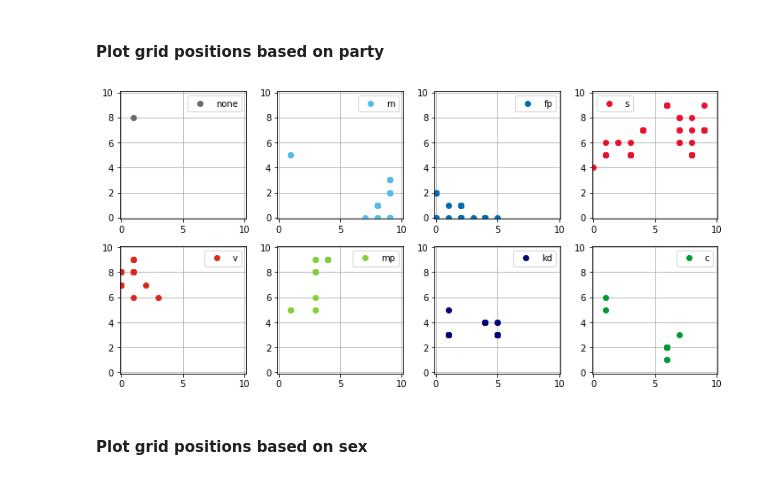
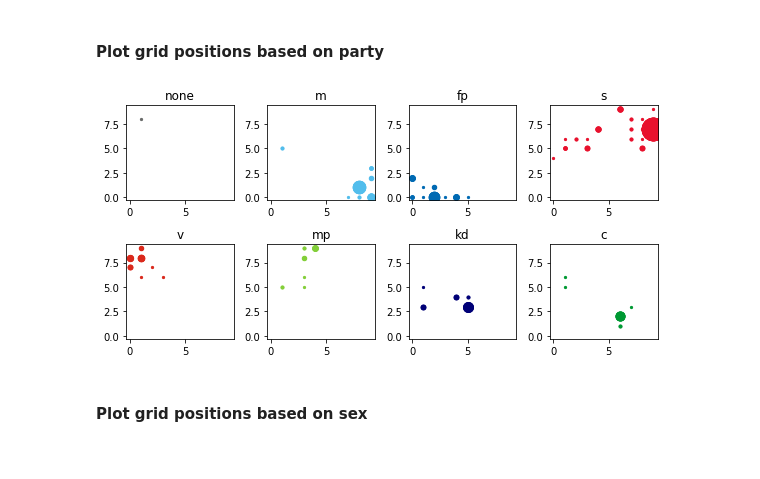
Before and after one commit to Neroro64/DD2400-Labs, a Jupyter notebook: jakob/DD2437_lab2_4.ipynb, the cells around one changed output. Drawn from its saved outputs; the diff is of its cells as text; code cells hidden in the pictures.

```diff
--- a/jakob/DD2437_lab2_4.ipynb
+++ b/jakob/DD2437_lab2_4.ipynb
@@ -163,6 +163,7 @@ for idx in range(N):
     distances = np.linalg.norm(W_p, axis=1)
     winner = np.argmin(distances)
     winner_row = int(winner/grid_rows)
-    winner_col = winner % grid_cols
+    winner_col = int(winner % grid_cols)
     grid_x[idx] = winner_col
     grid_y[idx] = winner_row
+plt.scatter(grid_x,grid_y)
@@ -171,20 +175,22 @@ for idx in range(N):
 # %%
 parties = ['none', 'm', 'fp', 's', 'v', 'mp', 'kd', 'c']
 pcolors = ['#696b6a', '#52BDEC', '#006AB3', '#E8112d',
            '#DA291C', '#83CF39', '#000077', '#009933']
-fig, axs = plt.subplots(2,4,figsize=(10,5))
+fig, axs = plt.subplots(2,4,figsize=(8,4))
 for i in range(0,len(parties)):
+    counts = np.array([[0] * grid_cols] * grid_rows)
     mps = np.where(party == i)[0]
+    mps_x = grid_x[mps].astype(int); mps_y = grid_y[mps].astype(int)
     ax = axs[i//4,i%4]
-    ax.plot(grid_x[mps], grid_y[mps], marker='o', linestyle='', color=pcolors[i],
-             label=parties[i])
-    ax.grid()
-    ax.set(xlim=(-.1,10.1), ylim=(-.1,10.1))
-    ax.legend()
+    for mp in range(len(mps_x)):
+        counts[mps_y[mp]][mps_x[mp]] += 1
+        ax.scatter(mps_x[mp], mps_y[mp], marker='o', s=5*counts[mps_y[mp]][mps_x[mp]], color=pcolors[i])
+    ax.set(xlim=(-.3,9.4), ylim=(-.3,9.4))
+    ax.set(title=parties[i])
 plt.tight_layout()
 plt.show()
 # %% [output]
-[figure, old version]
+[figure, new version]
 # %% [markdown]
 #### Plot grid positions based on sex
 # %%
```
Also changed, not shown: parts of 6 cells of this notebook.
